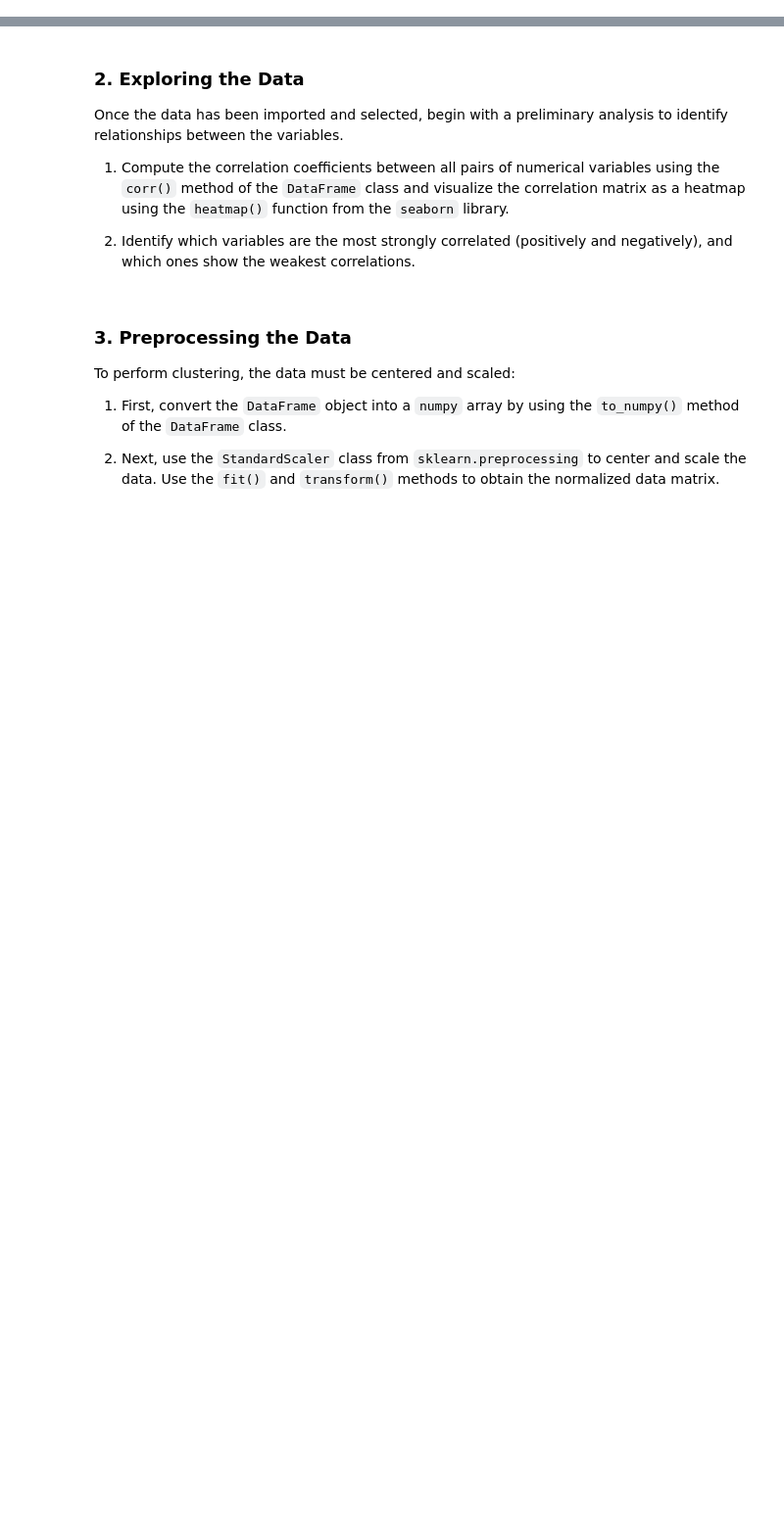
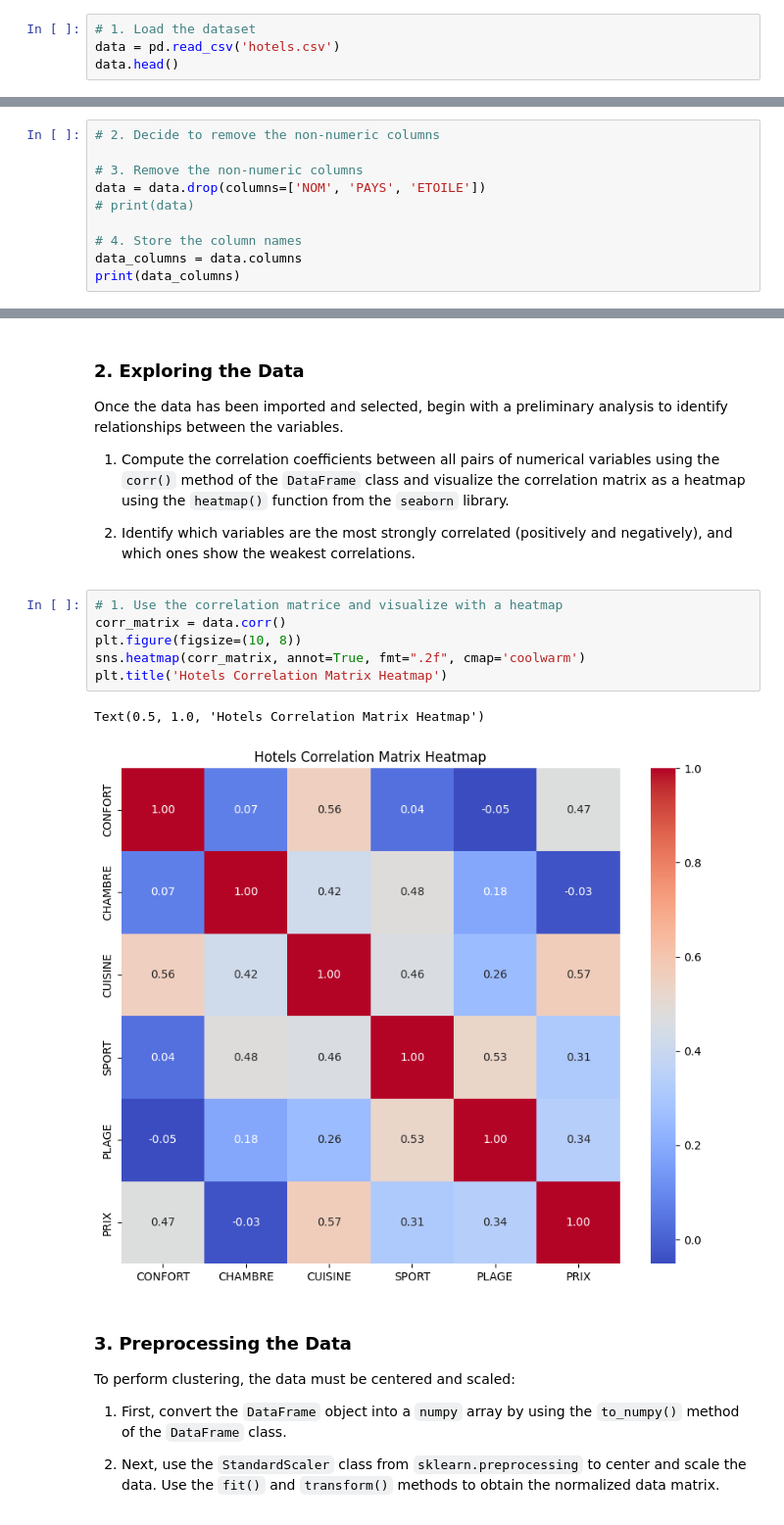
Before and after one commit to jmvilla12/apprentissage-non-supervise, a Jupyter notebook: TP2/TP_clustering_template.ipynb, the cells around one changed output, grey strips where cells are left out. Shown at 98% size. Saved outputs shown, nothing was run; the diff lists cells and outputs as text; blank space fills up the shorter version.

```diff
--- a/TP2/TP_clustering_template.ipynb
+++ b/TP2/TP_clustering_template.ipynb
@@ -35,3 +37,7 @@ import seaborn as sns
 1. Remove the unused columns with the `drop()` method of the `DataFrame` class.
 
 1. Store the names of the remaining columns using the `columns` attribute of the `DataFrame` class so that the names of the variables/features used for clustering can be retrieved later.
+# %%
+# 1. Load the dataset
+data = pd.read_csv('hotels.csv')
+data.head()
@@ -37,0 +51,10 @@ import seaborn as sns
+# %%
+# 2. Decide to remove the non-numeric columns
+
+# 3. Remove the non-numeric columns
+data = data.drop(columns=['NOM', 'PAYS', 'ETOILE'])
+# print(data)
+
+# 4. Store the column names
+data_columns = data.columns
+print(data_columns)
@@ -43,6 +68,15 @@ Once the data has been imported and selected, begin with a preliminary analysis
 1. Compute the correlation coefficients between all pairs of numerical variables using the `corr()` method of the `DataFrame` class and visualize the correlation matrix as a heatmap using the `heatmap()` function from the `seaborn` library.
 
 1. Identify which variables are the most strongly correlated (positively and negatively), and which ones show the weakest correlations.
+# %%
+# 1. Use the correlation matrice and visualize with a heatmap
+corr_matrix = data.corr()
+plt.figure(figsize=(10, 8))
+sns.heatmap(corr_matrix, annot=True, fmt=".2f", cmap='coolwarm')
+plt.title('Hotels Correlation Matrix Heatmap')
+# %% [output]
+Text(0.5, 1.0, 'Hotels Correlation Matrix Heatmap')
+[figure, added]
 # %% [markdown]
 ### 3. Preprocessing the Data
 To perform clustering, the data must be centered and scaled:
```
Also changed, not shown: parts of 6 cells of this notebook.
